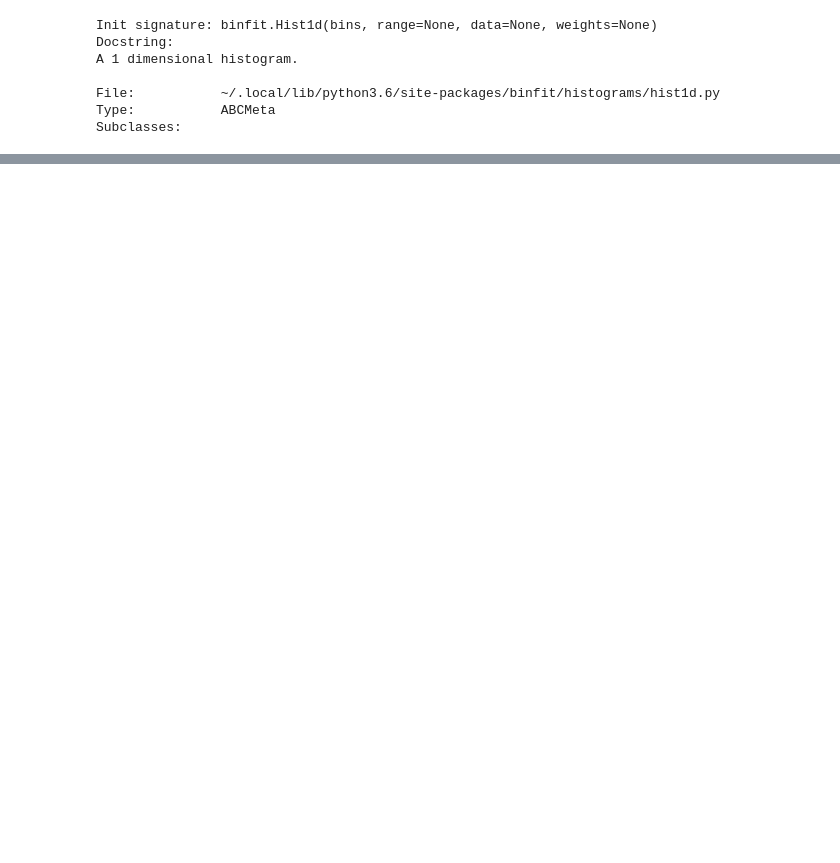
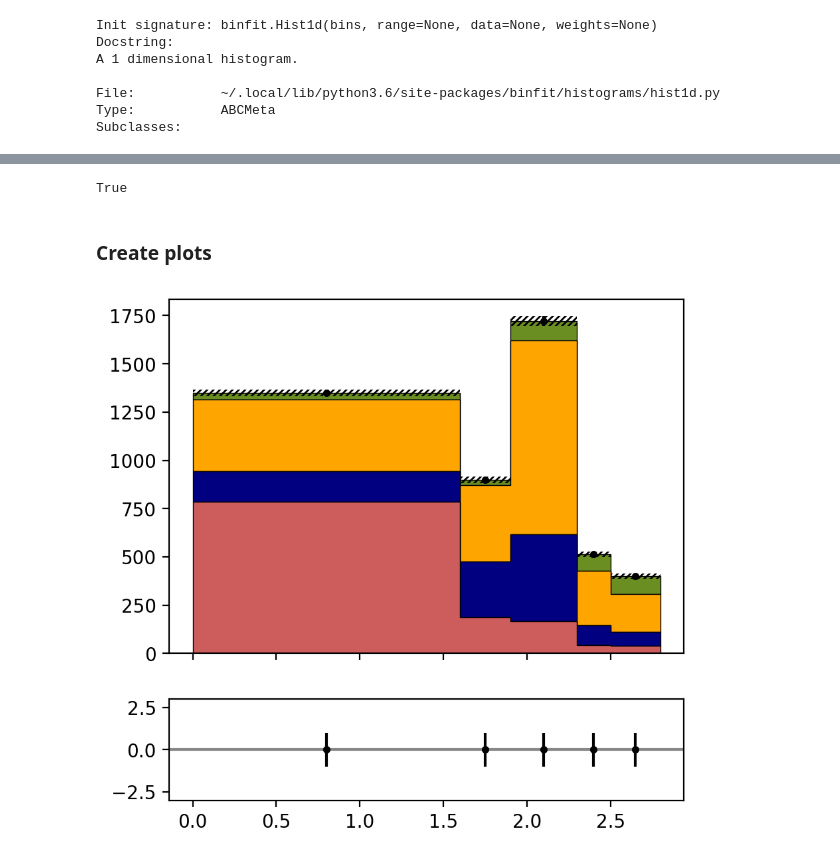
Before and after one commit to meliache/binfit_tutorial, a Jupyter notebook: binfit_tutorial.ipynb, the cells around one changed output, grey strips where cells are left out. Drawn from its saved outputs; the diff is of its cells as text; code cells hidden in the pictures; blank space fills up the shorter version.

Commit message:
Add fit and first plot

```diff
--- a/binfit_tutorial.ipynb
+++ b/binfit_tutorial.ipynb
@@ -69,7 +89,7 @@ df_D = pd.read_pickle('data/D.pickle')
 df_Dst = pd.read_pickle('data/Dst.pickle')
 df_Dstst = pd.read_pickle('data/Dstst.pickle')
 
-df_tot = pd.concat([df_umatch, dfD,dfDst,dfDstst])
+df_tot = pd.concat([df_umatch, df_D,df_Dst, df_Dstst])
 df_tot.T
 # %% [output]
 |  | 3 | 4 | 13 | 18 | 33 | 35 | 42 | 81 | 94 | 99 | ... | ... |
@@ -136,7 +156,7 @@ var_binning = np.array([0., 1.6, 1.9, 2.3, 2.5, 2.8])
 bin_range = (var_binning[0], var_binning[-1])
 
 hsig = binfit.Hist1d(bins=var_binning, range=bin_range, data=df_umatch[var], weights=df_umatch['tot_w_0'])
-hD = binfit.Hist1d(bins=var_binning, range=bin_range, data=dfD[var], weights=dfD['tot_w_0'])
-hDst = binfit.Hist1d(bins=var_binning, range=bin_range, data=dfDst[var], weights=dfDst['tot_w_0'])
-hDstst = binfit.Hist1d(bins=var_binning, range=bin_range, data=dfDstst[var], weights=dfDstst['tot_w_0'])
-htot = binfit.Hist1d(bins=var_binning, range=bin_range, data=dftot[var], weights=dftot['tot_w_0'])
+hD = binfit.Hist1d(bins=var_binning, range=bin_range, data=df_D[var], weights=df_D['tot_w_0'])
+hDst = binfit.Hist1d(bins=var_binning, range=bin_range, data=df_Dst[var], weights=df_Dst['tot_w_0'])
+hDstst = binfit.Hist1d(bins=var_binning, range=bin_range, data=df_Dstst[var], weights=df_Dstst['tot_w_0'])
+htot = binfit.Hist1d(bins=var_binning, range=bin_range, data=df_tot[var], weights=df_tot['tot_w_0'])
@@ -153,0 +221,15 @@ htot2D = binfit.Hist2d(bins=[var_binning, var2_binning], range=bin_range, data=[
+# %%
+params = ParameterHandler()
+
+# signal template
+tsig = binfit.Template1d('ulnu', var, hsig, params, color='indianred')
+
+# continuum templates
+tD = binfit.Template1d('D',var, hD, params, color='navy')
+tDst = binfit.Template1d('Dst', var, hDst, params, color='orange')
+tDstst = binfit.Template1d('Dstst', var, hDstst,params, color='olivedrab')
+
+# combine continuum templates
+ctemps = {'D':tD,'Dst':tDst,'Dstst':tDstst}
+pars = {'D':0.3,'Dst':0.5}
+tbkg = binfit.MultiNormTemplate('clnu', ctemps,params,pars,color = 'lightskyblue')
@@ -153,0 +248,4 @@ htot2D = binfit.Hist2d(bins=[var_binning, var2_binning], range=bin_range, data=[
+# %%
+model = binfit.ModelBuilder(params, htot)
+model.AddTemplate(tsig, 1000.)
+model.AddTemplate(tbkg, 4000.)
@@ -153,0 +329,6 @@ htot2D = binfit.Hist2d(bins=[var_binning, var2_binning], range=bin_range, data=[
+# %%
+fit_result.succes
+# %% [output]
+True
+# %% [markdown]
+### Create plots
@@ -153,0 +337,5 @@ htot2D = binfit.Hist2d(bins=[var_binning, var2_binning], range=bin_range, data=[
+# %%
+fig, axis_array = plt.subplots(2, 1, figsize=(5, 5), dpi=200, sharex=True, gridspec_kw={"height_ratios": [3.5, 1]})
+model.plot_stacked_on(axis_array, All=True)
+# %% [output]
+[figure, added]
```
Also changed, not shown: parts of 19 cells of this notebook.
